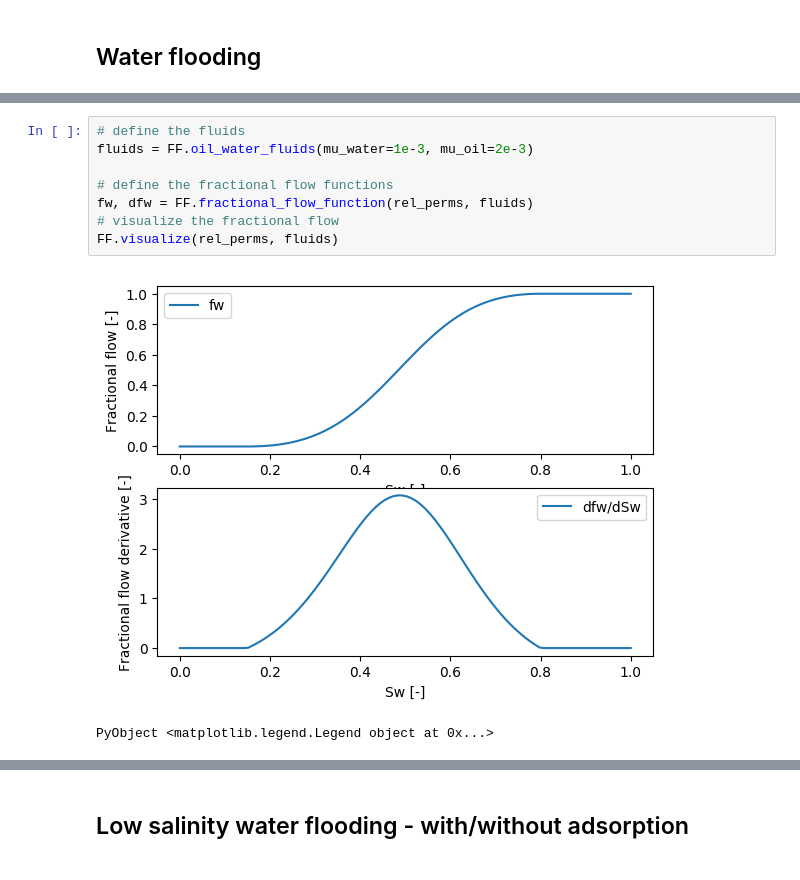
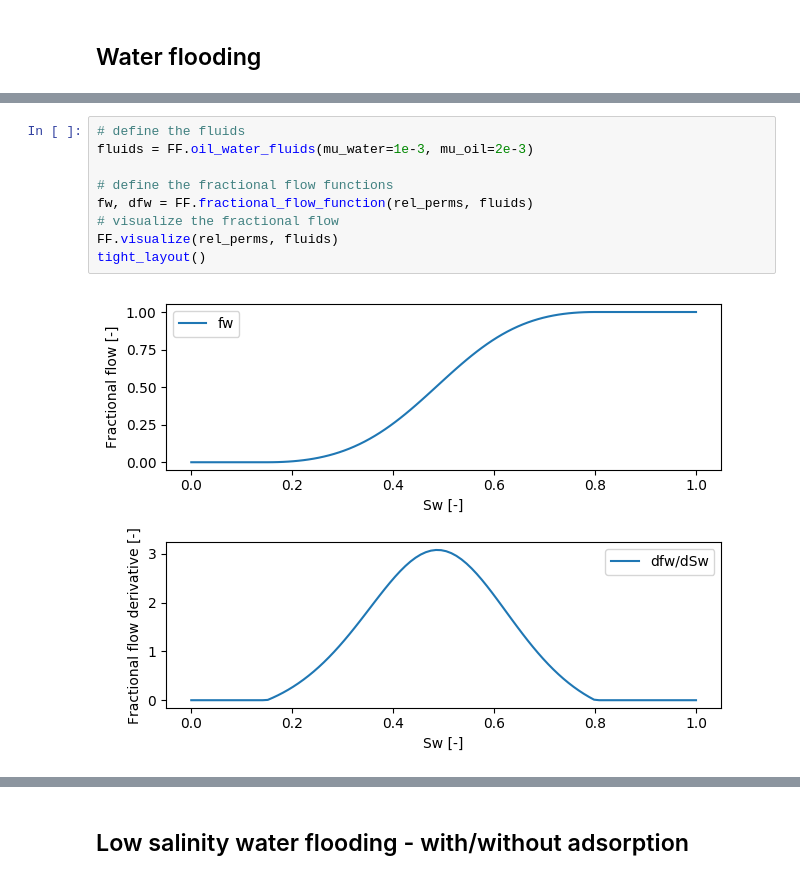
Before and after one commit to simulkade/peteng, a Jupyter notebook: analytical/fractional_flow_smart_water.ipynb, the cells around one changed output, grey strips where cells are left out. Saved outputs shown, nothing was run; the diff lists cells and outputs as text.

```diff
--- a/analytical/fractional_flow_smart_water.ipynb
+++ b/analytical/fractional_flow_smart_water.ipynb
@@ -49,14 +55,14 @@ PyObject <matplotlib.legend.Legend object at 0x...>
 # %%
 # define the fluids
 fluids = FF.oil_water_fluids(mu_water=1e-3, mu_oil=2e-3)
 
 # define the fractional flow functions
 fw, dfw = FF.fractional_flow_function(rel_perms, fluids)
 # visualize the fractional flow
 FF.visualize(rel_perms, fluids)
+tight_layout()
 # %% [output]
-[figure, old version]
+[figure, new version]
-PyObject <matplotlib.legend.Legend object at 0x...>
 # %%
 core_flood = FF.core_flooding(u_inj=1.15e-5, pv_inject=5.0,
     p_back=1e5, sw_init=0.2, sw_inj=1.0, rel_perms=rel_perms)
```
Also changed, not shown: parts of 6 cells of this notebook, 22 other files.
